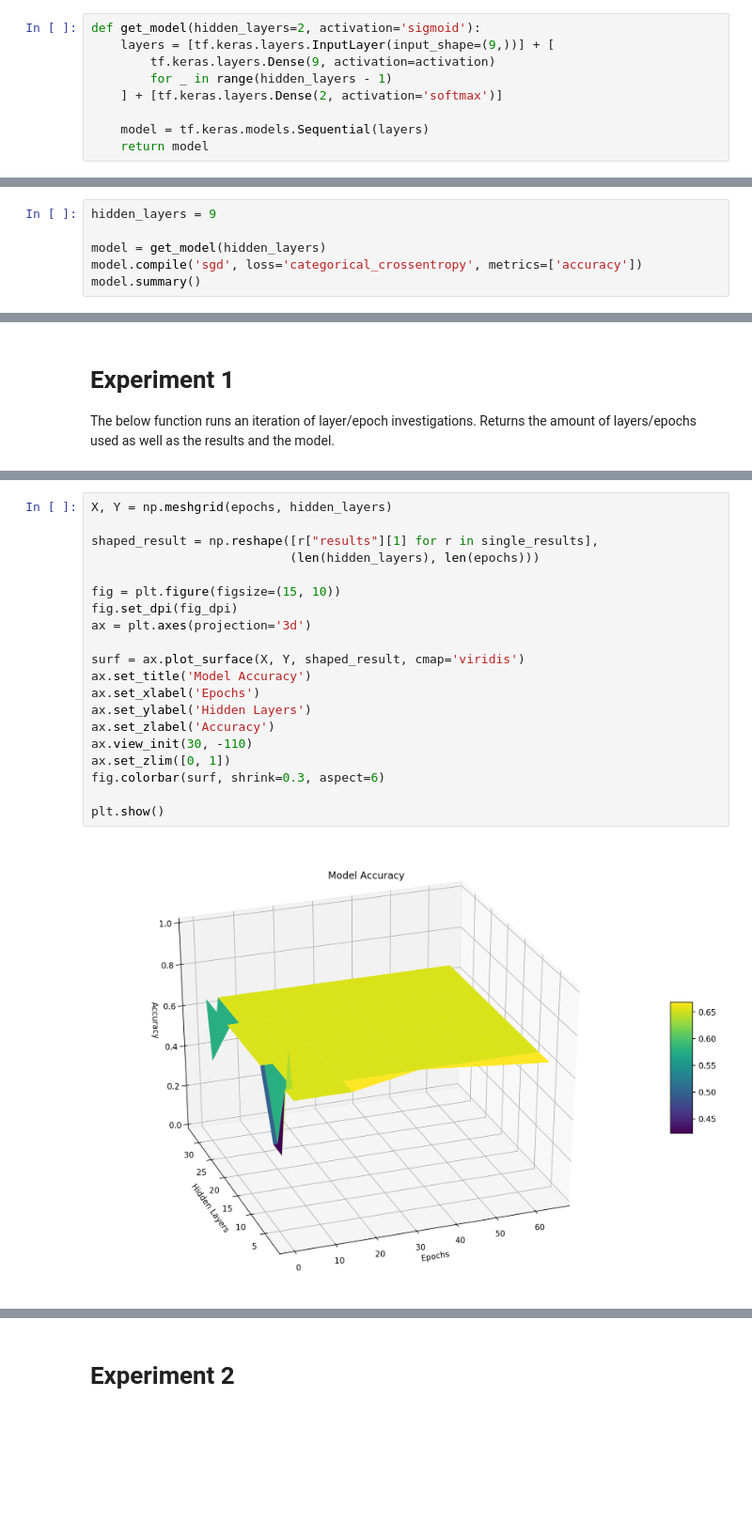
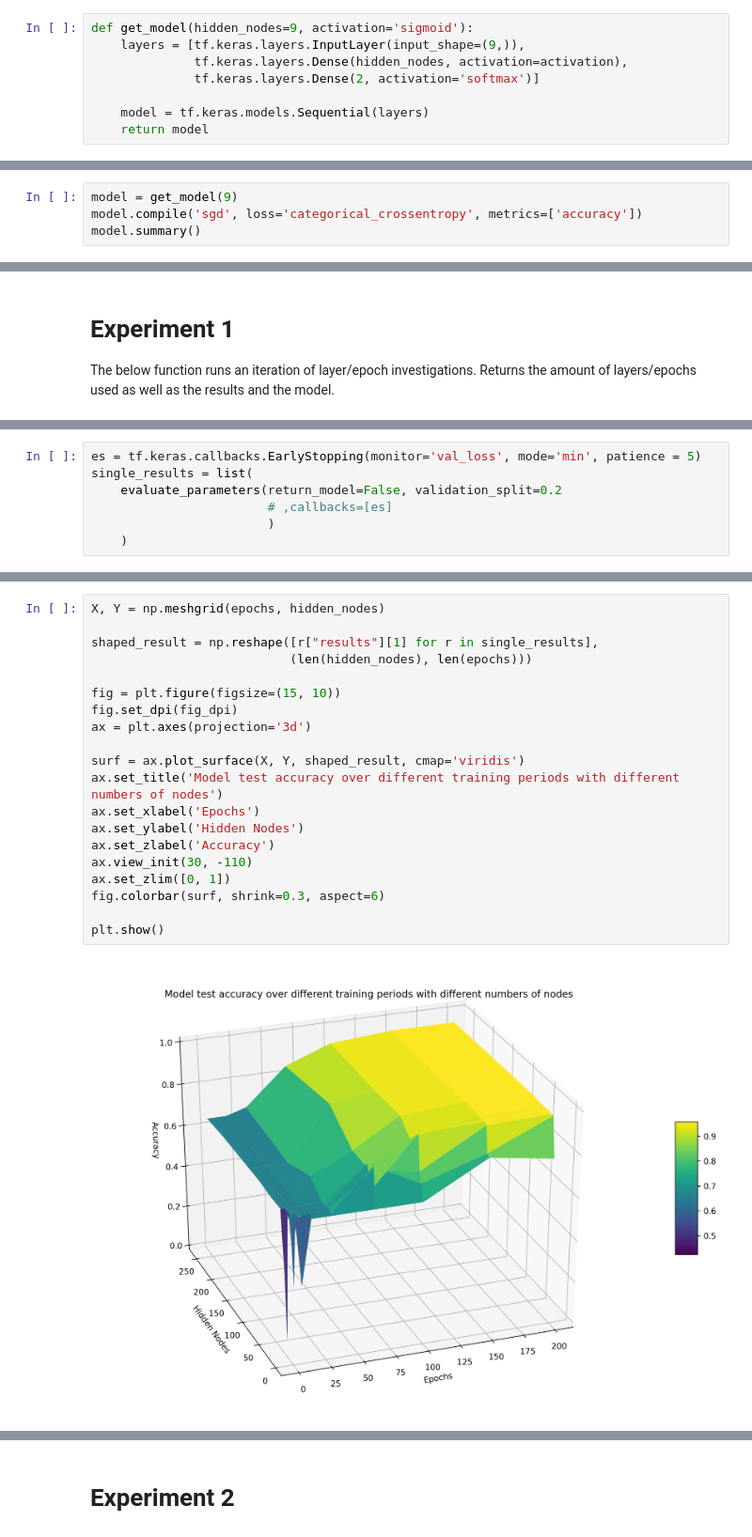
Before and after one commit to Sarsoo/SLP-Training, a Jupyter notebook: nncw.ipynb, the cells around one changed output, grey strips where cells are left out. Shown at 94% size. Drawn from its saved outputs; the diff is of its cells as text; blank space fills up the shorter version.

Commit message:
changed from varying layers to nodes per layer

```diff
--- a/nncw.ipynb
+++ b/nncw.ipynb
@@ -59,11 +59,10 @@ data_train, data_test, labels_train, labels_test = train_test_split(data, labels
 # %% [markdown]
 ## Generate & Retrieve Model
 # %%
-def get_model(hidden_layers=2, activation='sigmoid'):
-    layers = [tf.keras.layers.InputLayer(input_shape=(9,))] + [
-        tf.keras.layers.Dense(9, activation=activation)
-        for _ in range(hidden_layers - 1)
-    ] + [tf.keras.layers.Dense(2, activation='softmax')]
+def get_model(hidden_nodes=9, activation='sigmoid'):
+    layers = [tf.keras.layers.InputLayer(input_shape=(9,)),
+              tf.keras.layers.Dense(hidden_nodes, activation=activation),
+              tf.keras.layers.Dense(2, activation='softmax')]
 
     model = tf.keras.models.Sequential(layers)
     return model
@@ -76,7 +75,5 @@ Variable number of hidden layers. All using 9D outputs except the last layer whi
 # %%
-hidden_layers = 9
-
-model = get_model(hidden_layers)
+model = get_model(9)
 model.compile('sgd', loss='categorical_crossentropy', metrics=['accuracy'])
 model.summary()
 # %% [output]
@@ -205,0 +190,7 @@ Layers: 32, Epochs: 64
+# %%
+es = tf.keras.callbacks.EarlyStopping(monitor='val_loss', mode='min', patience = 5)
+single_results = list(
+    evaluate_parameters(return_model=False, validation_split=0.2
+                        # ,callbacks=[es]
+                        )
+    )
@@ -206,22 +246,22 @@ Layers: 32, Epochs: 64
 # %%
-X, Y = np.meshgrid(epochs, hidden_layers)
+X, Y = np.meshgrid(epochs, hidden_nodes)
 
 shaped_result = np.reshape([r["results"][1] for r in single_results],
-                           (len(hidden_layers), len(epochs)))
+                           (len(hidden_nodes), len(epochs)))
 
 fig = plt.figure(figsize=(15, 10))
 fig.set_dpi(fig_dpi)
 ax = plt.axes(projection='3d')
 
 surf = ax.plot_surface(X, Y, shaped_result, cmap='viridis')
-ax.set_title('Model Accuracy')
+ax.set_title('Model test accuracy over different training periods with different numbers of nodes')
 ax.set_xlabel('Epochs')
-ax.set_ylabel('Hidden Layers')
+ax.set_ylabel('Hidden Nodes')
 ax.set_zlabel('Accuracy')
 ax.view_init(30, -110)
 ax.set_zlim([0, 1])
 fig.colorbar(surf, shrink=0.3, aspect=6)
 
 plt.show()
 # %% [output]
-[figure, old version]
+[figure, new version]
```
Also changed, not shown: parts of 20 cells of this notebook.
